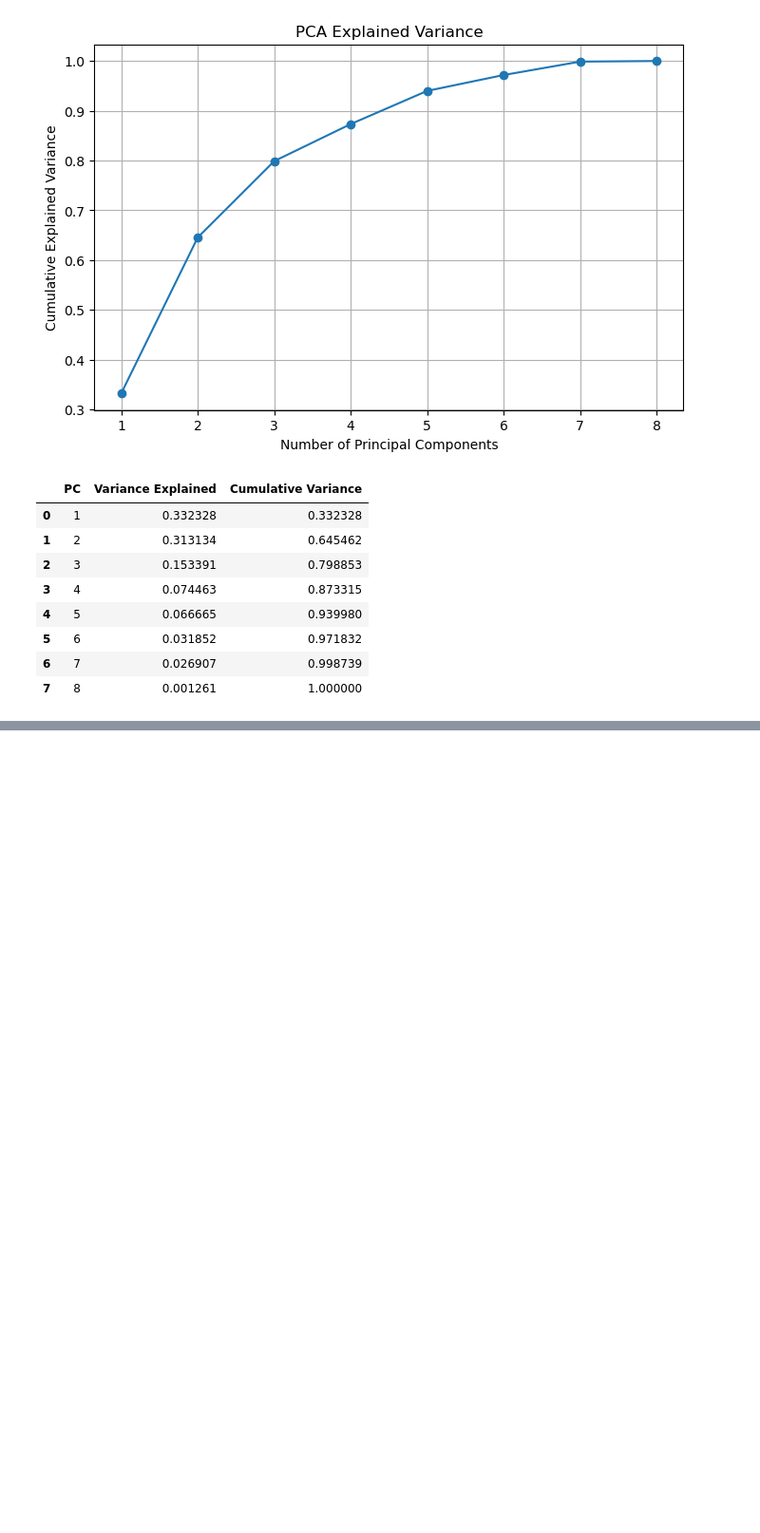
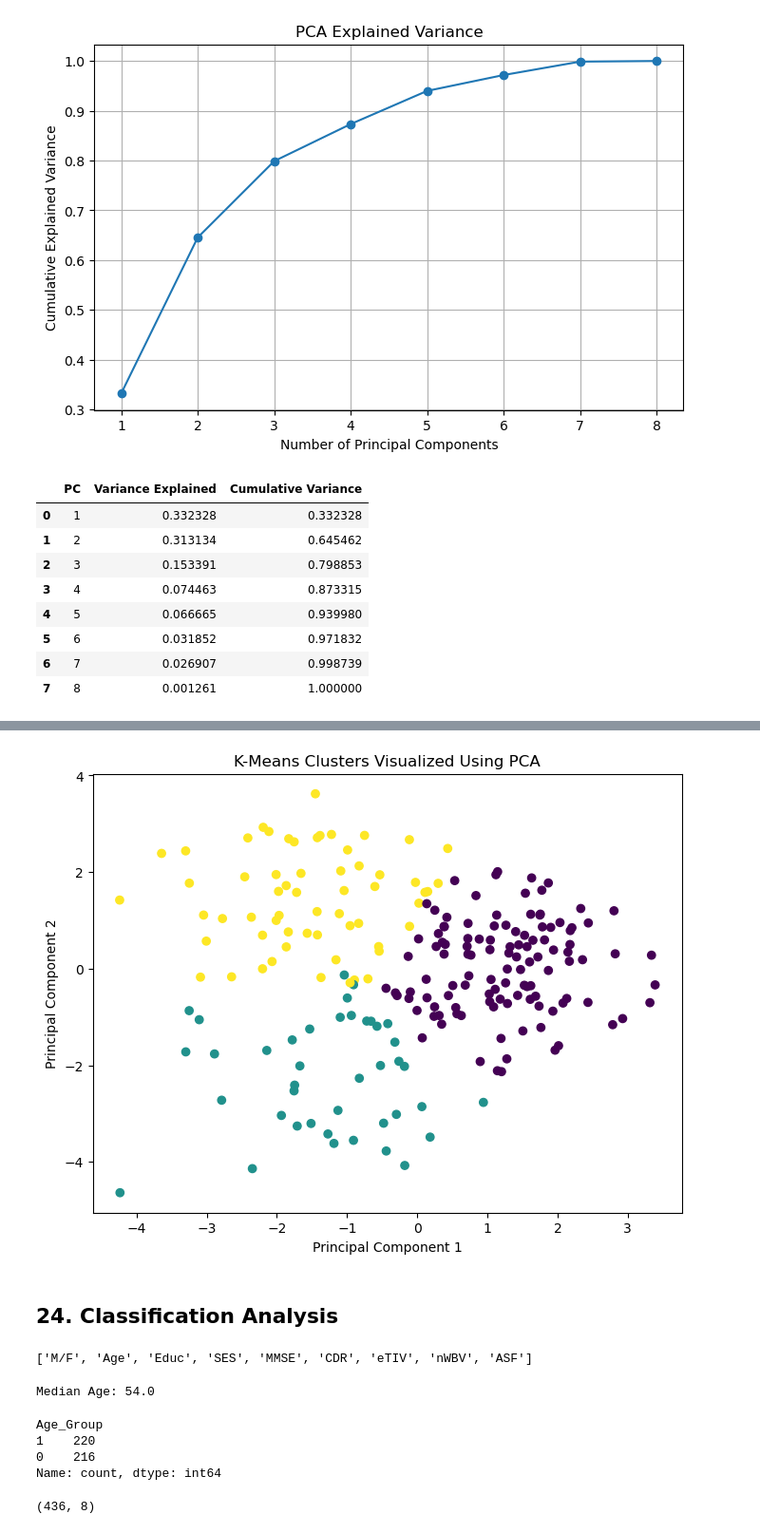
Before and after one commit to Fenny2109/MRI-Brain-Tumor-Volume-Prediction, a Jupyter notebook: Project_MRI_vs_Age.ipynb, the cells around one changed output, grey strips where cells are left out. Shown at 95% size. Drawn from its saved outputs; the diff is of its cells as text; code cells hidden in the pictures; blank space fills up the shorter version.

```diff
--- a/Project_MRI_vs_Age.ipynb
+++ b/Project_MRI_vs_Age.ipynb
@@ -582,0 +764,64 @@ pca_table.head(10)
+# %%
+# Visualize clusters using PCA
+
+pca = PCA(n_components=2)
+
+X_pca = pca.fit_transform(X_cluster)
+
+plt.figure(figsize=(8,6))
+plt.scatter(
+    X_pca[:, 0],
+    X_pca[:, 1],
+    c=clusters
+)
+
+plt.xlabel("Principal Component 1")
+plt.ylabel("Principal Component 2")
+plt.title("K-Means Clusters Visualized Using PCA")
+plt.show()
+# %% [output]
+[figure, added]
+# %% [markdown]
+## 24. Classification Analysis
+# %%
+print(df.columns.tolist())
+# %% [output]
+['M/F', 'Age', 'Educ', 'SES', 'MMSE', 'CDR', 'eTIV', 'nWBV', 'ASF']
+# %%
+import pandas as pd
+import numpy as np
+
+# Create binary age group
+median_Age = df["Age"].median()
+
+df_class = df.copy()
+
+df_class["Age_Group"] = (
+    df_class["Age"] >= median_Age
+).astype(int)
+
+print("Median Age:", median_Age)
+
+df_class["Age_Group"].value_counts()
+# %% [output]
+Median Age: 54.0
+Age_Group
+1    220
+0    216
+Name: count, dtype: int64
+# %%
+# Create features for classification
+
+X_class = df_class.select_dtypes(include=[np.number])
+
+# Remove target columns
+X_class = X_class.drop(
+    columns=["Age", "Age_Group"],
+    errors="ignore"
+)
+
+y_class = df_class["Age_Group"]
+
+print(X_class.shape)
+# %% [output]
+(436, 8)
```
Also changed, not shown: parts of 25 cells of this notebook.
